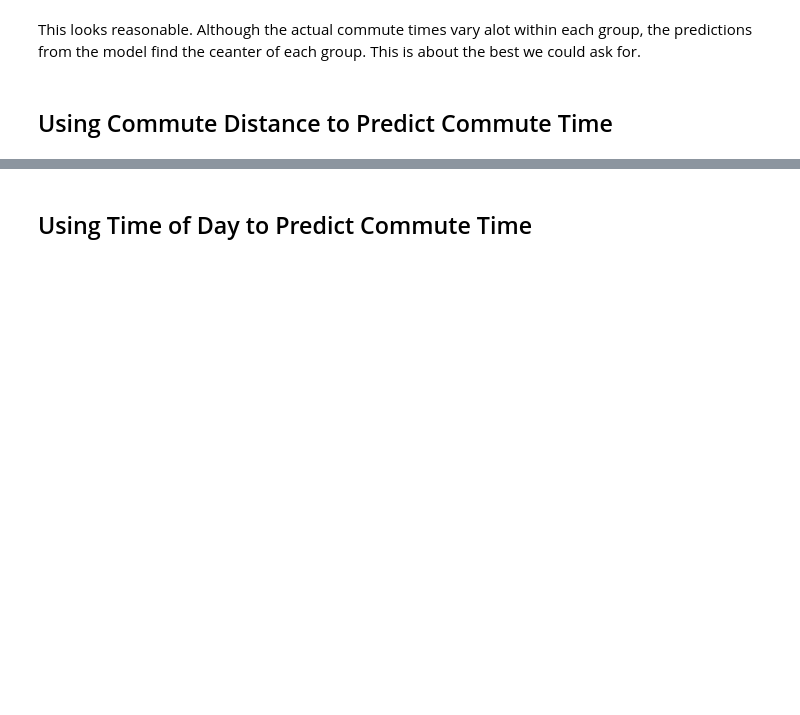
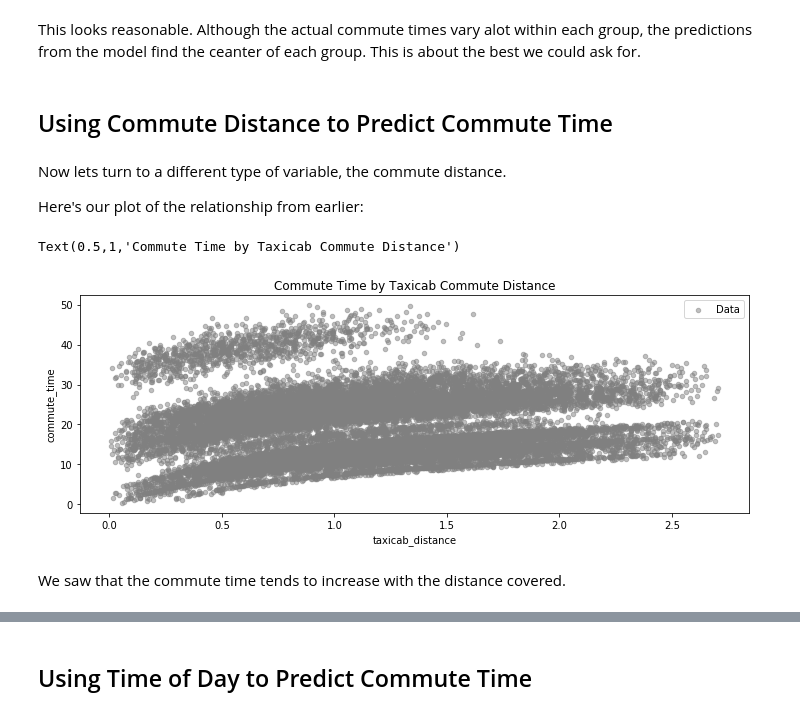
Before and after one commit to QCaudron/ml_101, a Jupyter notebook: 2_Linear_models/linear-regression.ipynb, the cells around one changed output, grey strips where cells are left out. Cells and saved outputs as stored; diff of their text form; code cells hidden in the pictures; blank space fills up the shorter version.

Commit message:
Add section on distance vs commute time.

```diff
--- a/2_Linear_models/linear-regression.ipynb
+++ b/2_Linear_models/linear-regression.ipynb
@@ -484,3 +484,18 @@ ax.legend()
 This looks reasonable.  Although the actual commute times vary alot within each group, the predictions from the model find the ceanter of each group.  This is about the best we could ask for.
 # %% [markdown]
 ## Using Commute Distance to Predict Commute Time
+# %% [markdown]
+Now lets turn to a different type of variable, the commute distance.
+
+Here's our plot of the relationship from earlier:
+# %%
+fig, ax = plt.subplots(figsize=(12, 4))
+
+train_data_raw.plot(ax=ax, kind='scatter', x='taxicab_distance', y='commute_time',
+                    color='gray', alpha=0.5, label="Data")
+ax.set_title("Commute Time by Taxicab Commute Distance")
+# %% [output]
+Text(0.5,1,'Commute Time by Taxicab Commute Distance')
+[figure, added]
+# %% [markdown]
+We saw that the commute time tends to increase with the distance covered.
```
Also changed, not shown: parts of 10 cells of this notebook.
